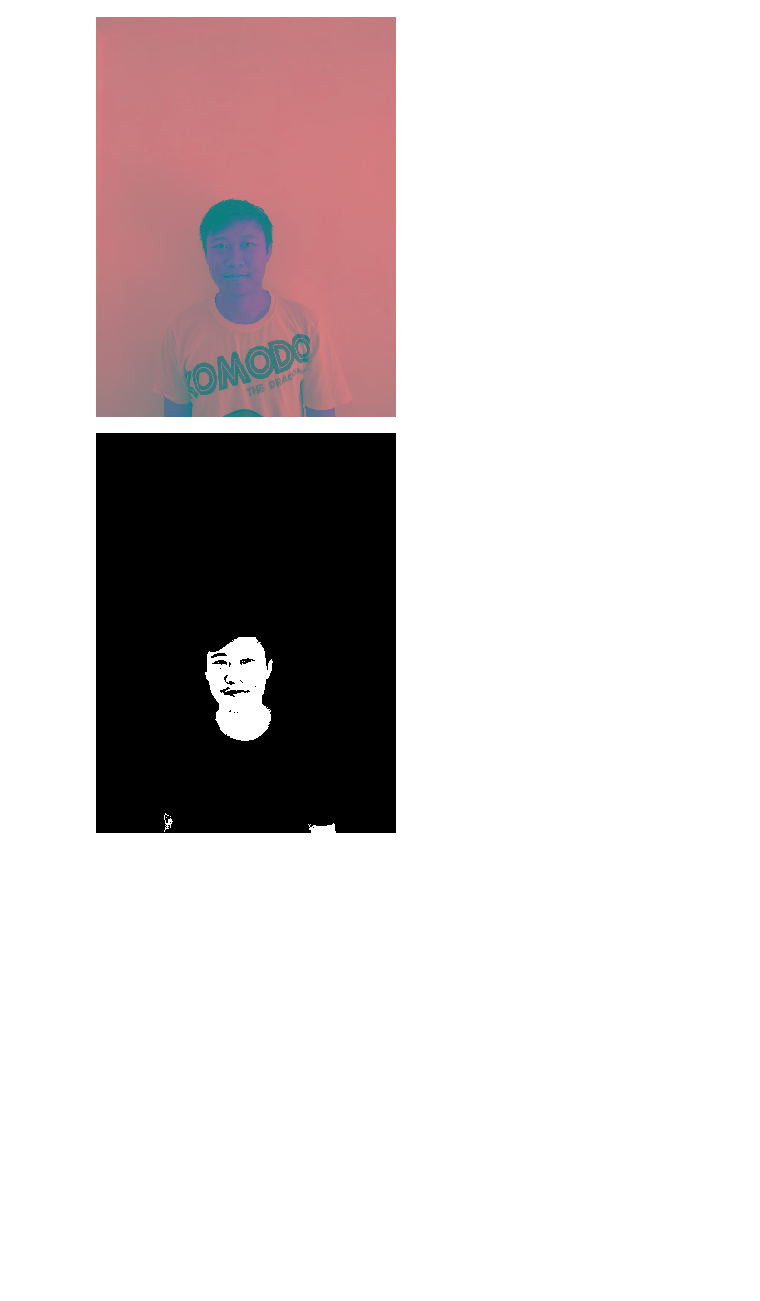
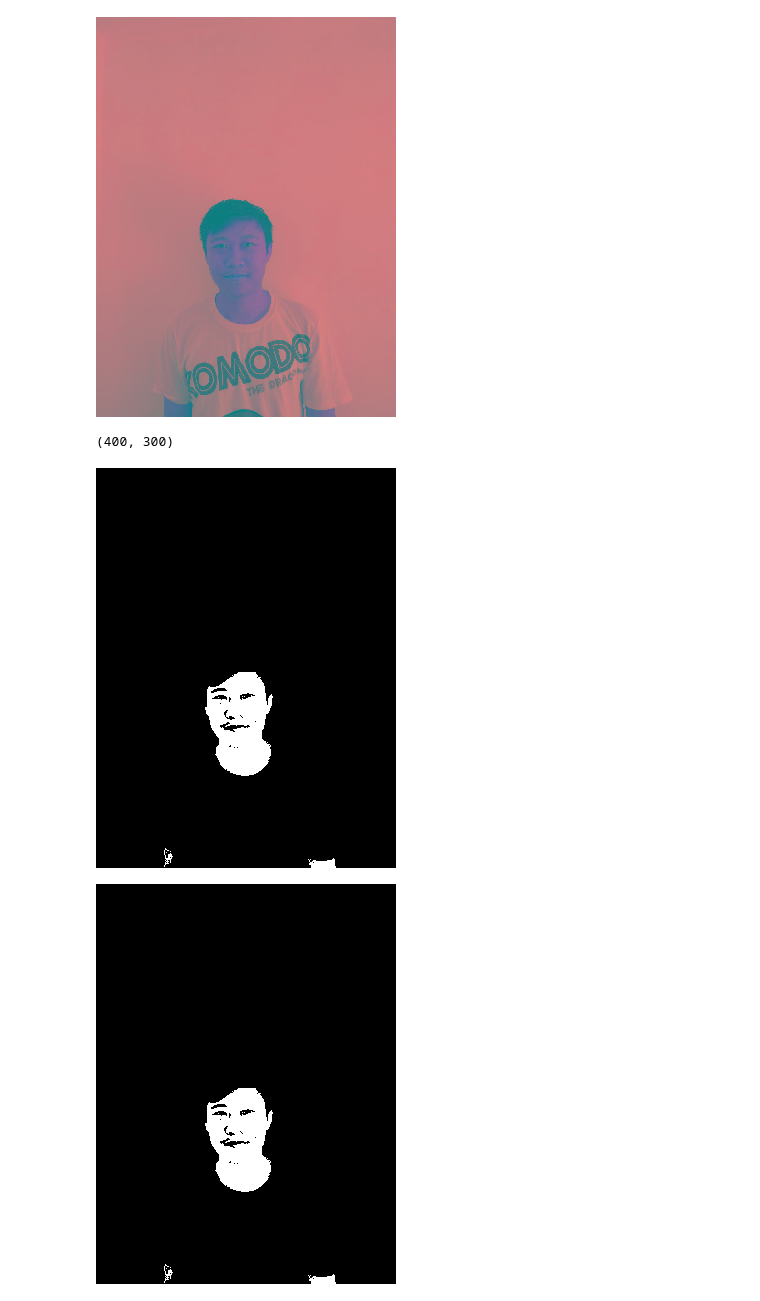
Before and after one commit to agusgun/IF4073-Pengcit, a Jupyter notebook: notebooks/Haar like features.ipynb, the cells around one changed output. Drawn from its saved outputs; the diff is of its cells as text; code cells hidden in the pictures; blank space fills up the shorter version.

```diff
--- a/notebooks/Haar like features.ipynb
+++ b/notebooks/Haar like features.ipynb
@@ -36,3 +36,15 @@ for idx_row, row in enumerate(image_face):
             image_face[idx_row][idx_col] = 255
         else:
             image_face[idx_row][idx_col] = 0
+# %%
+image = Image.fromarray(image_face).convert('L')
+# %%
+image_arr = array(image)
+# %%
+image_arr.shape
+# %% [output]
+(400, 300)
+# %%
+Image.fromarray(image_arr)
+# %% [output]
+[figure, added]
```
Also changed, not shown: parts of 29 cells of this notebook.
